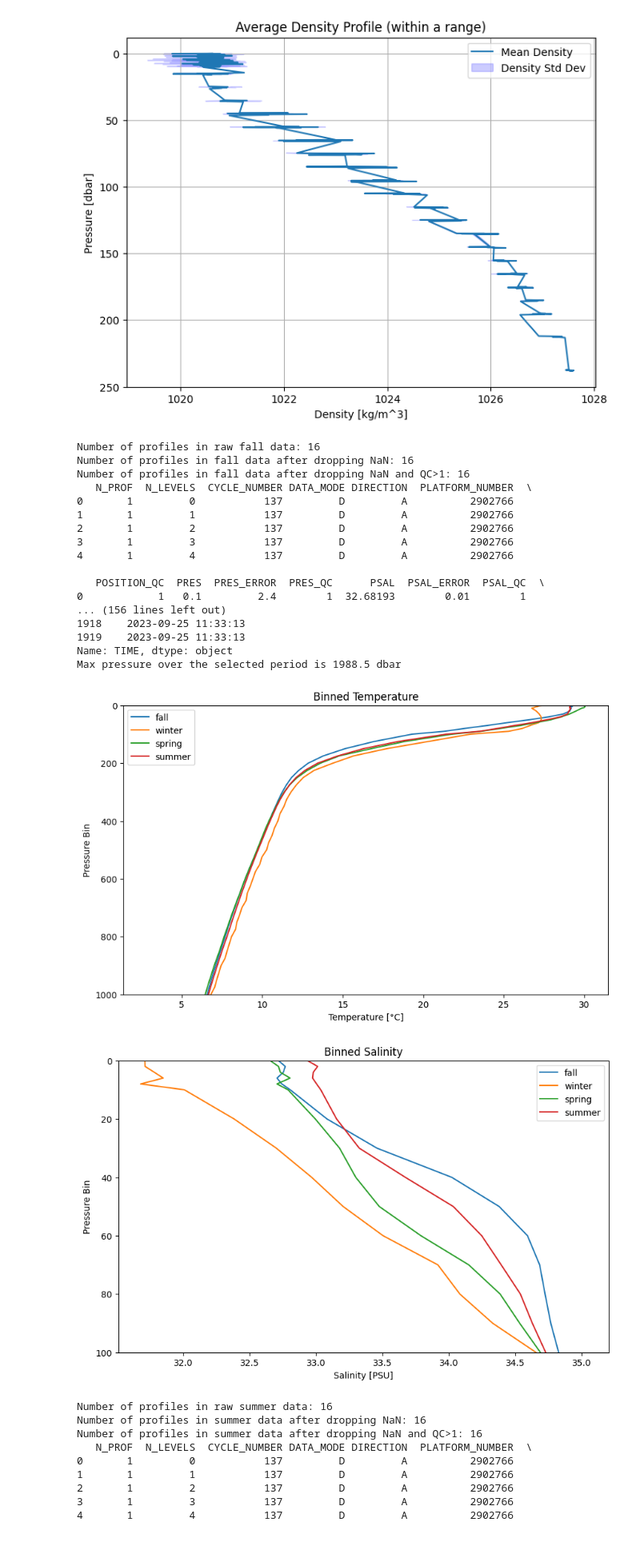
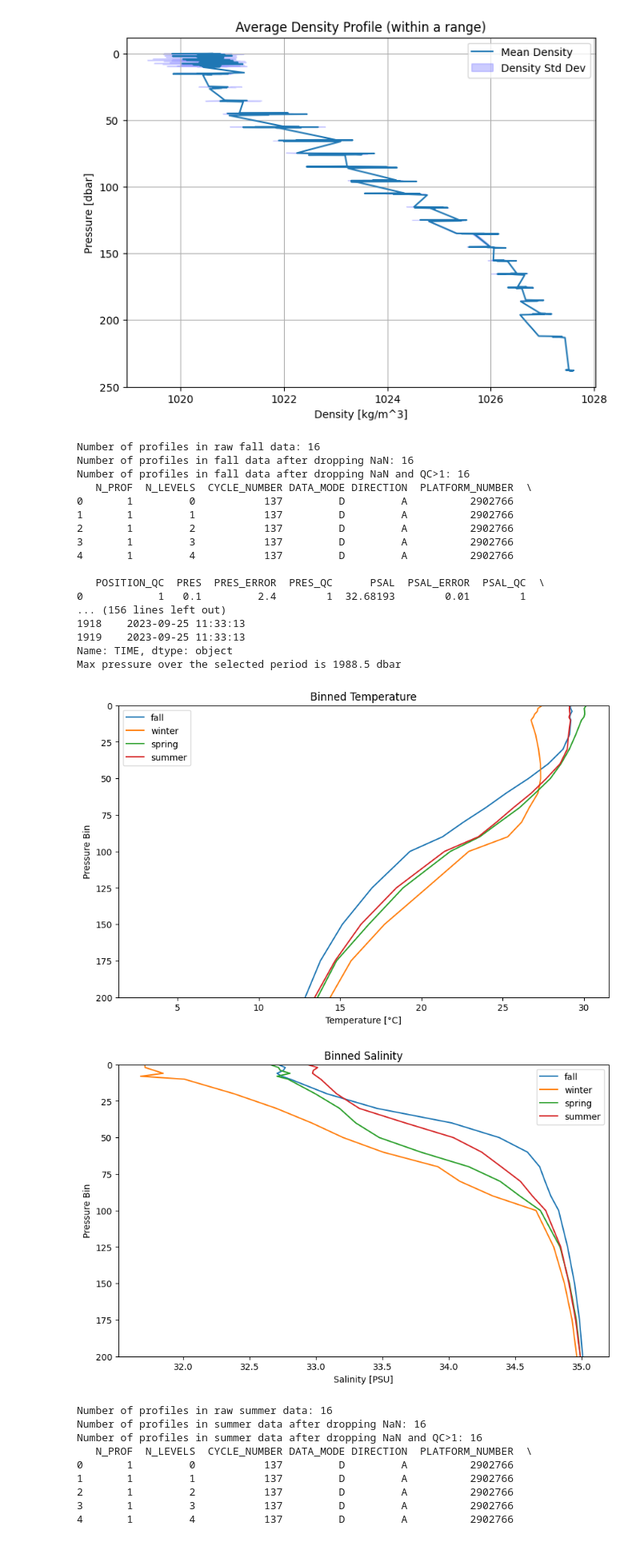
Before and after one commit to gabegekas/sioc210_data_project, a Jupyter notebook: gabe_workspace.ipynb, the cells around one changed output. Shown: that part at 80% size. Cells and saved outputs as stored; diff of their text form; code cells hidden in the pictures.

Commit message:
new plots

```diff
--- a/gabe_workspace.ipynb
+++ b/gabe_workspace.ipynb
@@ -426,49 +426,59 @@ for select in [0, 1, 2, 3] : # 0=fall, 1=winter, 2=spring, 3=summer
     data=data.groupby('PRES_BIN', observed=True).agg(
         avg_temp=('TEMP', 'mean'),
         avg_salinity=('PSAL', 'mean')
     ).reset_index()
 
-
     plt.figure(1)
     plt.plot(data['avg_temp'], data['PRES_BIN'], label=season)
-    plt.gca().invert_yaxis()  # Invert the y-axis so the surface is at the top
-    plt.xlabel('Temperature [°C]')
-    plt.ylabel('Pressure Bin')
-    plt.title('Binned Temperature')
-    plt.ylim(1000,0)
-    plt.legend()
 
     plt.figure(2)
     plt.plot(data['avg_salinity'], data['PRES_BIN'], label=season)
-    plt.gca().invert_yaxis()  # Invert the y-axis so the surface is at the top
-    plt.xlabel('Salinity [PSU]')
-    plt.ylabel('Pressure Bin')
-    plt.title('Binned Salinity')
-    plt.ylim(100,0)
-    plt.legend()
+
+plt.figure(1)
+plt.gca().invert_yaxis()  # Invert the y-axis so the surface is at the top
+plt.xlabel('Temperature [°C]')
+plt.ylabel('Pressure Bin')
+plt.title('Binned Temperature')
+plt.ylim(1000,0)
+plt.legend()
+
+plt.figure(2)
+plt.gca().invert_yaxis()  # Invert the y-axis so the surface is at the top
+plt.xlabel('Salinity [PSU]')
+plt.ylabel('Pressure Bin')
+plt.title('Binned Salinity')
+plt.ylim(1000,0)
+plt.legend()
 
 # Display the plot
-plt.show()
+plt.draw()
+
+# uncomment lines below to plot only surface
+plt.figure(1)
+plt.ylim(200,0)
+plt.figure(2)
+plt.ylim(200,0)
+plt.draw()
 # %% [output]
 Number of profiles in raw fall data: 16
 Number of profiles in fall data after dropping NaN: 16
 Number of profiles in fall data after dropping NaN and QC>1: 16
    N_PROF  N_LEVELS  CYCLE_NUMBER DATA_MODE DIRECTION  PLATFORM_NUMBER  \
 0       1         0           137         D         A          2902766
 1       1         1           137         D         A          2902766
 2       1         2           137         D         A          2902766
 3       1         3           137         D         A          2902766
 4       1         4           137         D         A          2902766
 
    POSITION_QC  PRES  PRES_ERROR  PRES_QC      PSAL  PSAL_ERROR  PSAL_QC  \
 0            1   0.1         2.4        1  32.68193        0.01        1
 ... (156 lines left out)
 1918    2023-09-25 11:33:13
 1919    2023-09-25 11:33:13
 Name: TIME, dtype: object
 Max pressure over the selected period is 1988.5 dbar
-[figure, old version]
+[figure, new version]
-[figure, old version]
+[figure, new version]
 # %%
 '''
 Code section for plotting SST spatially
```
